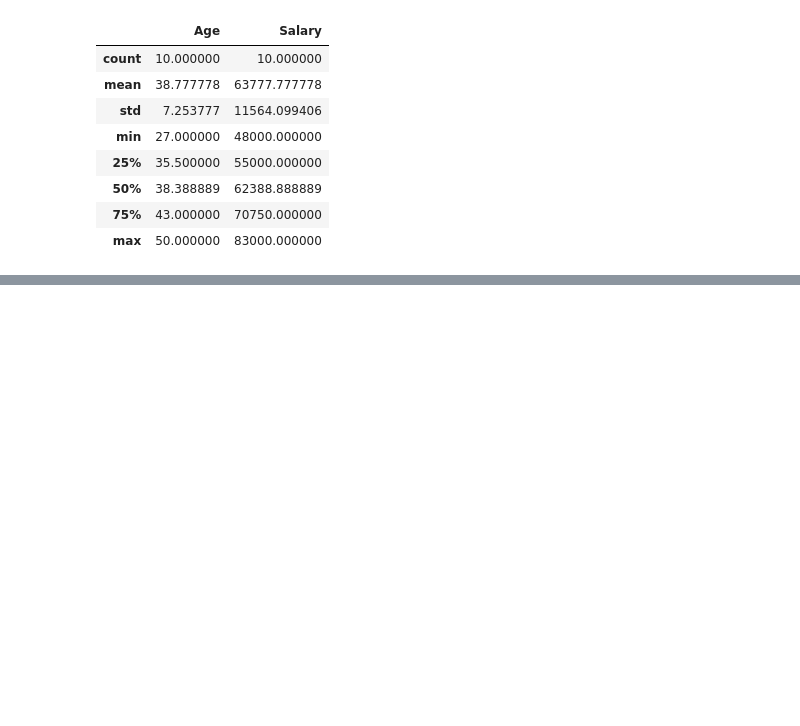
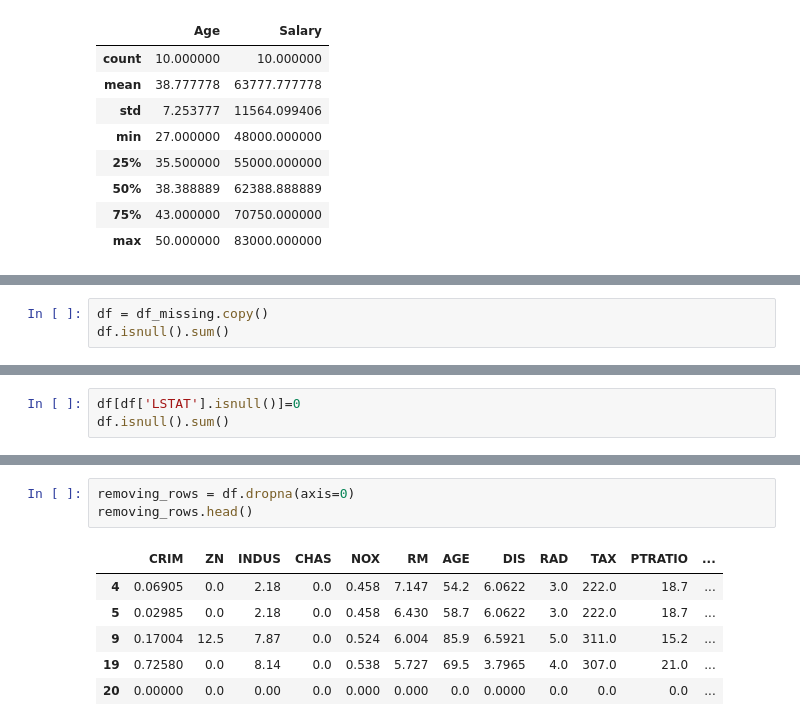
Before and after one commit to jmoianes/MachineLearning, a Jupyter notebook: 00 Data Preparation/01_Missing Data.ipynb, the cells around one changed output, grey strips where cells are left out. Saved outputs shown, nothing was run; the diff lists cells and outputs as text; blank space fills up the shorter version.

```diff
--- a/00 Data Preparation/01_Missing Data.ipynb
+++ b/00 Data Preparation/01_Missing Data.ipynb
@@ -115,0 +363,3 @@ dataset.describe()
+# %%
+df = df_missing.copy()
+df.isnull().sum()
@@ -115,0 +381,3 @@ dataset.describe()
+# %%
+df[df['LSTAT'].isnull()]=0
+df.isnull().sum()
@@ -115,0 +399,10 @@ dataset.describe()
+# %%
+removing_rows = df.dropna(axis=0)
+removing_rows.head()
+# %% [output]
+|  | CRIM | ZN | INDUS | CHAS | NOX | RM | AGE | DIS | RAD | TAX | PTRATIO | ... |
+| 4 | 0.06905 | 0.0 | 2.18 | 0.0 | 0.458 | 7.147 | 54.2 | 6.0622 | 3.0 | 222.0 | 18.7 | ... |
+| 5 | 0.02985 | 0.0 | 2.18 | 0.0 | 0.458 | 6.430 | 58.7 | 6.0622 | 3.0 | 222.0 | 18.7 | ... |
+| 9 | 0.17004 | 12.5 | 7.87 | 0.0 | 0.524 | 6.004 | 85.9 | 6.5921 | 5.0 | 311.0 | 15.2 | ... |
+| 19 | 0.72580 | 0.0 | 8.14 | 0.0 | 0.538 | 5.727 | 69.5 | 3.7965 | 4.0 | 307.0 | 21.0 | ... |
+| 20 | 0.00000 | 0.0 | 0.00 | 0.0 | 0.000 | 0.000 | 0.0 | 0.0000 | 0.0 | 0.0 | 0.0 | ... |
```
Also changed, not shown: parts of 40 cells of this notebook, 8 other files.
